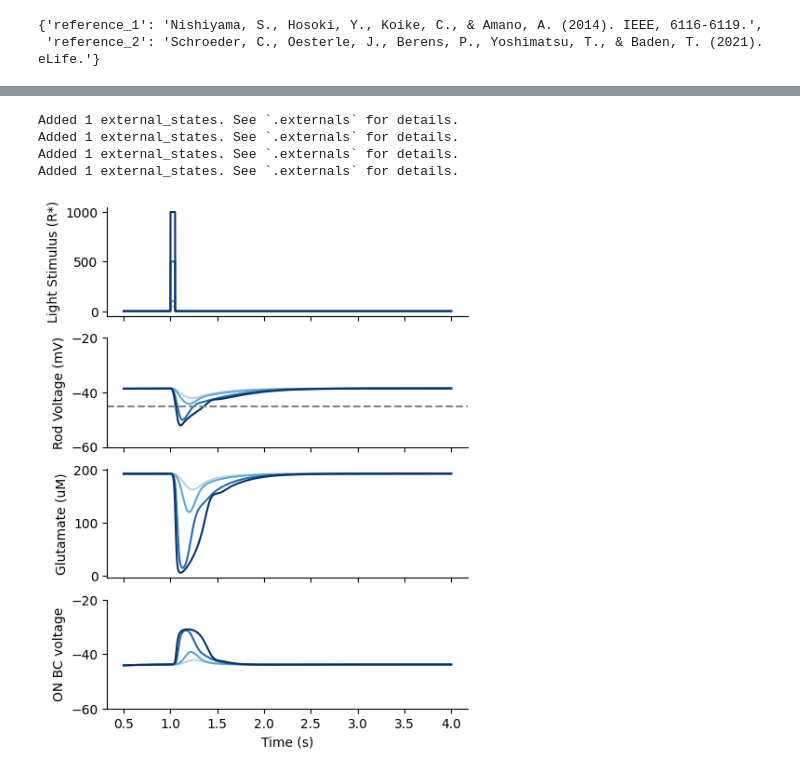
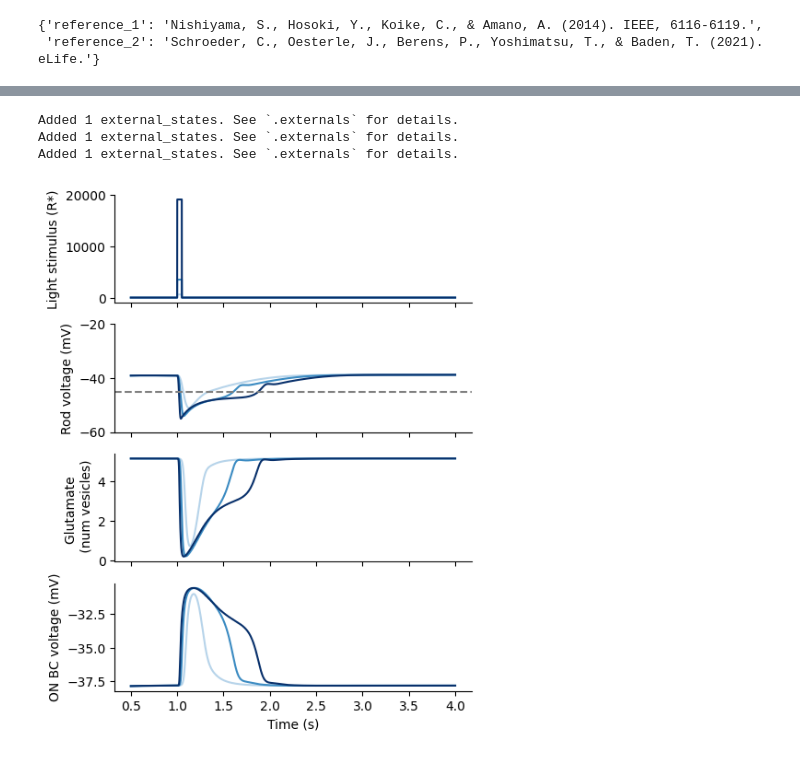
Before and after one commit to jaxleyverse/jaxley-mech, a Jupyter notebook: notebooks/synapses/ribbon_mGluR6.ipynb, the cells around one changed output, grey strips where cells are left out. Cells and saved outputs as stored; diff of their text form; code cells hidden in the pictures.

```diff
--- a/notebooks/synapses/ribbon_mGluR6.ipynb
+++ b/notebooks/synapses/ribbon_mGluR6.ipynb
@@ -90,21 +88,21 @@ Vhalf = -45.0
 network.Ribbon_mGluR6(0).set("Ribbon_mGluR6_gTRPM1", 1.65 * 10**-3)
 network.Ribbon_mGluR6(0).set("Ribbon_mGluR6_V_half", Vhalf)
 network.Ribbon_mGluR6(0).set("Ribbon_mGluR6_k", 0.5)
-network.Ribbon_mGluR6(0).set("Ribbon_mGluR6_D_max", 5)
-network.Ribbon_mGluR6(0).set("Ribbon_mGluR6_docked", 5)
-network.Ribbon_mGluR6(0).set("Ribbon_mGluR6_KGlu", 100.0)
-network.Ribbon_mGluR6(0).set("Ribbon_mGluR6_p_r", 0.1)
+# network.Ribbon_mGluR6(0).set("Ribbon_mGluR6_D_max", 5)
+# network.Ribbon_mGluR6(0).set("Ribbon_mGluR6_docked", 5)
+# network.Ribbon_mGluR6(0).set("Ribbon_mGluR6_KGlu", 100.0)
+# network.Ribbon_mGluR6(0).set("Ribbon_mGluR6_p_r", 0.1)
 
 network.delete_recordings()
 # Record voltage
-network.cell(0).branch(0).comp(0).record(verbose=False)
-network.cell(1).branch(0).loc(0).record(verbose=False)
+network.cell(0).record(verbose=False)
+network.cell(1).record(verbose=False)
 # Record glutamate
-network.cell(1).branch(0).loc(0).record("Ribbon_mGluR6_Glu", verbose=False)
-network.cell(1).branch(0).loc(0).record("Ribbon_mGluR6_mTRPM1", verbose=False)
-network.cell(1).branch(0).loc(0).record("Ribbon_mGluR6_released", verbose=False)
-network.cell(1).branch(0).loc(0).record("Ribbon_mGluR6_docked", verbose=False)
-network.cell(1).branch(0).loc(0).record("Ribbon_mGluR6_ribboned", verbose=False)
+network.cell(0).record("Ribbon_mGluR6_exo", verbose=False)
+network.cell(0).record("Ribbon_mGluR6_mTRPM1", verbose=False)
+network.cell(0).record("Ribbon_mGluR6_RRP", verbose=False)
+network.cell(0).record("Ribbon_mGluR6_IP", verbose=False)
+network.cell(0).record("Ribbon_mGluR6_RP", verbose=False)
 
 # Design stimulus
 background_intensity = 0
@@ -122,7 +120,7 @@ Jhv = Jhv.at[light_on_start:light_on_end].set(background_intensity + intensity)
 # Clamp the phototransduction current
 network.cell(0).clamp("Phototransduction_Stim", Jhv)
 
-v = jx.integrate(network, t_max=total_time, delta_t=dt, solver="fwd_euler")
+v = jx.integrate(network, t_max=total_time, delta_t=dt, solver="bwd_euler")
 
 fig, ax = plt.subplots(4, 1, figsize=(5, 7), sharex=True)
 colors = ["k", "r"]
@@ -144,9 +142,9 @@ v = v.at[2, :].apply(ufunc)
 for  i in range(2, 4):
     ax[2].plot(time, v[i, int(ramp_up/dt):-1], color=colors[i-2], label=labels[i-2])
 
-colors = ["r", "orange"]
-labels = ["Released", "Docked"]
-for i in range(4, 6):
+colors = ["r", "orange", "yellow"]
+labels = ["RRP", "IP", "RP"]
+for i in range(4, 7):
     ax[3].plot(time, v[i, int(ramp_up/dt):-1], color=colors[i-4], label=labels[i-4])
 
 ax[0].set_ylabel("Light Stimulus (R*)")
@@ -171,7 +169,7 @@ fig, ax = plt.subplots(4, 1, figsize=(5, 7), sharex=True)
 ramp_up = 500 # ms
 
 # Vary the light intensity
-intensities = [50, 100, 500, 1000]
+intensities = [0.6e3, 3.5e3, 19.1e3]
 colors = plt.cm.Blues(np.linspace(0.3, 1, len(intensities)))
 
 for n, i in enumerate(tqdm(intensities)):
@@ -191,42 +189,39 @@ for n, i in enumerate(tqdm(intensities)):
 
     # Clamp the phototransduction current
     network.delete_clamps("Phototransduction_Stim")
     network.cell(0).clamp("Phototransduction_Stim", Jhv)
 
-    v = jx.integrate(network, t_max=total_time, delta_t=dt, solver="fwd_euler")
+    v = jx.integrate(network, t_max=total_time, delta_t=dt, solver="bwd_euler")
 
     # Stimulus
     ax[0].plot(time, Jhv[int(ramp_up/dt):], color=colors[n])
 
     # Presynaptic voltage
     ax[1].plot(time, v[0, int(ramp_up/dt):-1], color=colors[n])
 
     # Plot the glutamate
     ax[2].plot(time, v[2, int(ramp_up/dt):-1], color=colors[n])
 
     # Postsynaptic voltage
     ax[3].plot(time, v[1, int(ramp_up/dt):-1], color=colors[n])
 
 
 # Formatting
 ax[1].axhline(Vhalf, color="gray", linestyle="--")
 ax[1].set_yticks(np.arange(-60, 0, step=20))
-ax[3].set_yticks(np.arange(-60, 0, step=20))
 
-ax[0].set_ylabel("Light Stimulus (R*)")
-ax[1].set_ylabel("Rod Voltage (mV)")
-ax[2].set_ylabel("Glutamate (uM)")
-ax[3].set_ylabel("ON BC voltage")
+ax[0].set_ylabel("Light stimulus (R*)")
+ax[1].set_ylabel("Rod voltage (mV)")
+ax[2].set_ylabel("Glutamate \n (num vesicles)")
+ax[3].set_ylabel("ON BC voltage (mV)")
 ax[3].set_xlabel("Time (s)")
-#ax[3].set_ylim(0, 10)
 
 sns.despine();
 # %% [output]
 Added 1 external_states. See `.externals` for details.
 Added 1 external_states. See `.externals` for details.
 Added 1 external_states. See `.externals` for details.
-Added 1 external_states. See `.externals` for details.
-[figure, old version]
+[figure, new version]
 # %%
 fig, ax = plt.subplots(4, 1, figsize=(5, 7), sharex=True)
 colors = ["k", "r"]
```
Also changed, not shown: parts of 5 cells of this notebook, 3 other files.
